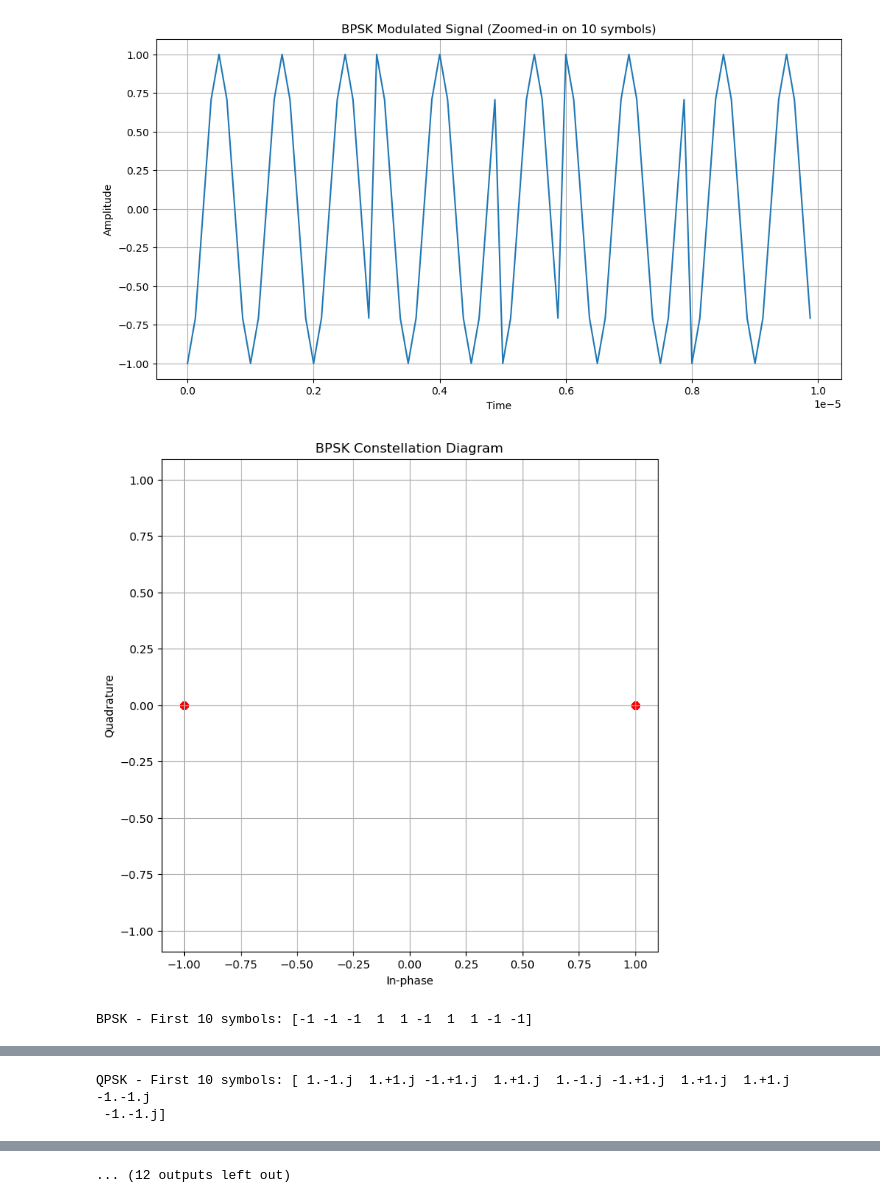
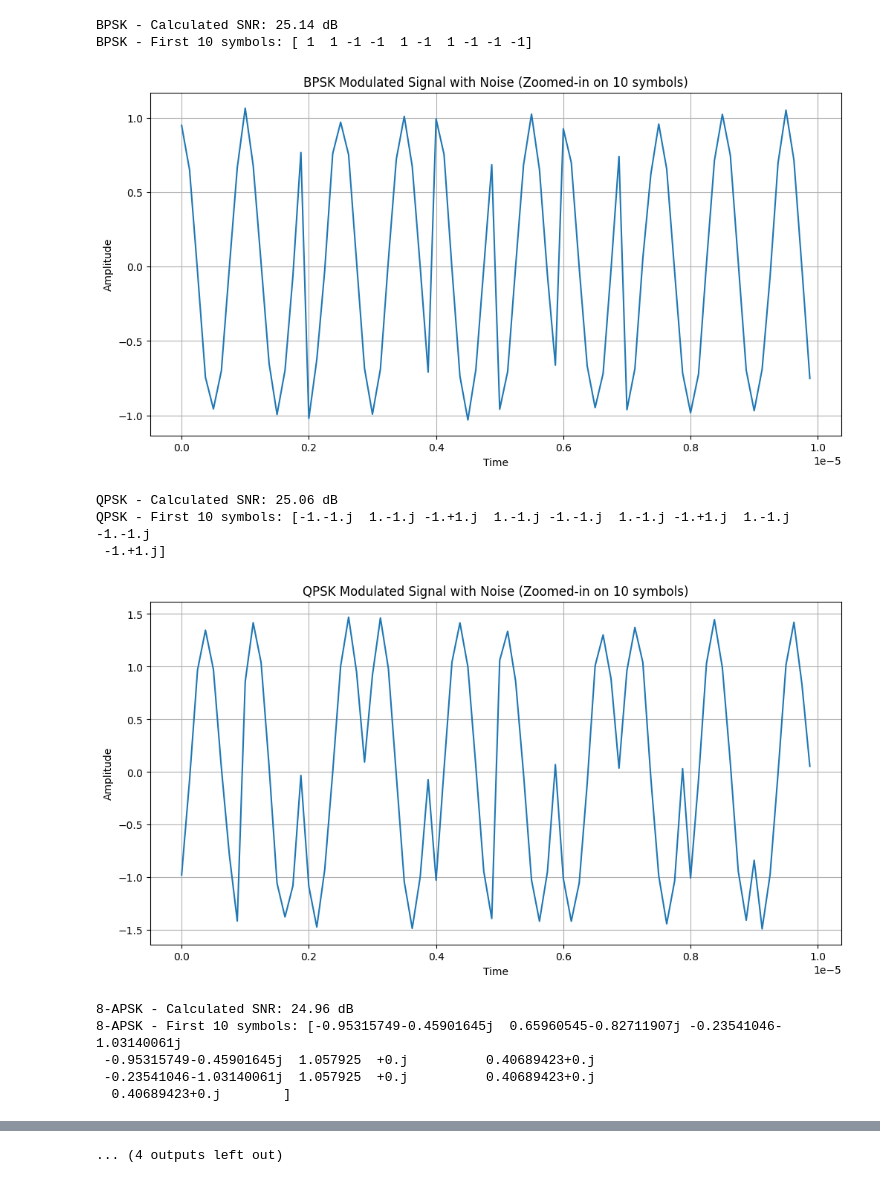
Before and after one commit to ArchedEquation/DVB-S2X-Modulation-Classification, a Jupyter notebook: DVB-S2X Wave Generator.ipynb, the cells around one changed output, grey strips where cells are left out. Cells and saved outputs as stored; diff of their text form; code cells hidden in the pictures.

Commit message:
added noise

```diff
--- a/DVB-S2X Wave Generator.ipynb
+++ b/DVB-S2X Wave Generator.ipynb
@@ -89,23 +109,51 @@ class DVBS2X:
 # %%
 dvbs2x = DVBS2X(num_symbols=1000, samples_per_symbol=8, carrier_freq=1e6)
 
+# List of modulation schemes with associated functions
 modulation_schemes = [
     ('BPSK', dvbs2x.generate_bpsk),
     ('QPSK', dvbs2x.generate_qpsk),
     ('8-APSK', dvbs2x.generate_8apsk),
     ('16-APSK', dvbs2x.generate_16apsk),
     ('32-APSK', dvbs2x.generate_32apsk),
     ('64-APSK', dvbs2x.generate_64apsk),
     ('128-APSK', dvbs2x.generate_128apsk),
     ('256-APSK', dvbs2x.generate_256apsk)
 ]
 
+# SNR in dB
+snr_db = 25
+
+# Loop through each modulation scheme, add noise, and calculate SNR
 for name, func in modulation_schemes:
+    # Generate the modulated signal, symbols, and bits
     (t, signal), symbols, bits = func()
-    dvbs2x.plot_signal(t, signal, name)
-    dvbs2x.plot_constellation(symbols, name)
-    print(f"\n{name} - First 10 symbols:", symbols[:10])
+
+    # Add noise to the signal based on the specified SNR
+    noisy_signal, noise = dvbs2x.add_noise(signal, snr_db)
+
+    # Calculate the actual SNR after adding noise
+    calculated_snr = dvbs2x.calculate_snr(signal, noise)
+    print(f"\n{name} - Calculated SNR: {calculated_snr:.2f} dB")
+
+    # Print the first 10 symbols
+    print(f"{name} - First 10 symbols: {symbols[:10]}")
+
+    # Plot the noisy signal
+    dvbs2x.plot_signal(t, noisy_signal, name)
+
+    # Optionally, plot the constellation diagram
+    # dvbs2x.plot_constellation(symbols, name)
 # %% [output]
+BPSK - Calculated SNR: 25.14 dB
+BPSK - First 10 symbols: [ 1  1 -1 -1  1 -1  1 -1 -1 -1]
-[figure, old version]
+[figure, new version]
+QPSK - Calculated SNR: 25.06 dB
+QPSK - First 10 symbols: [-1.-1.j  1.-1.j -1.+1.j  1.-1.j -1.-1.j  1.-1.j -1.+1.j  1.-1.j -1.-1.j
+ -1.+1.j]
-[figure, old version]
+[figure, new version]
-BPSK - First 10 symbols: [-1 -1 -1  1  1 -1  1  1 -1 -1]
+8-APSK - Calculated SNR: 24.96 dB
+8-APSK - First 10 symbols: [-0.95315749-0.45901645j  0.65960545-0.82711907j -0.23541046-1.03140061j
+ -0.95315749-0.45901645j  1.057925  +0.j          0.40689423+0.j
+ -0.23541046-1.03140061j  1.057925  +0.j          0.40689423+0.j
+  0.40689423+0.j        ]
@@ -114,2 +167,0 @@ BPSK - First 10 symbols: [-1 -1 -1  1  1 -1  1  1 -1 -1]
-QPSK - First 10 symbols: [ 1.-1.j  1.+1.j -1.+1.j  1.+1.j  1.-1.j -1.+1.j  1.+1.j  1.+1.j -1.-1.j
- -1.-1.j]
@@ -129 +182 @@ QPSK - First 10 symbols: [ 1.-1.j  1.+1.j -1.+1.j  1.+1.j  1.-1.j -1.+1.j  1.+1.
-... (12 outputs left out)
+... (4 outputs left out)
```
Also changed, not shown: parts of 2 cells of this notebook, 1 other file.
